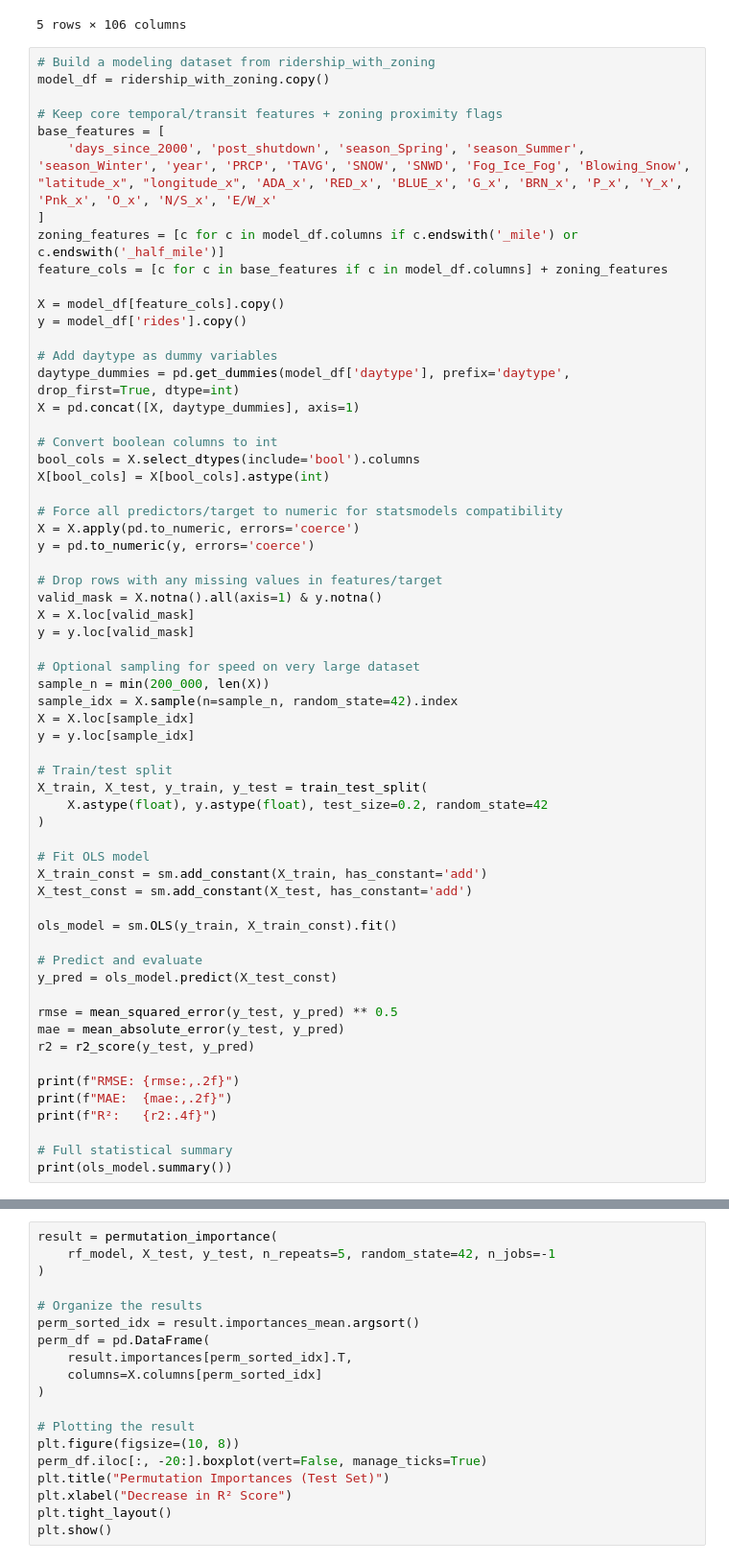
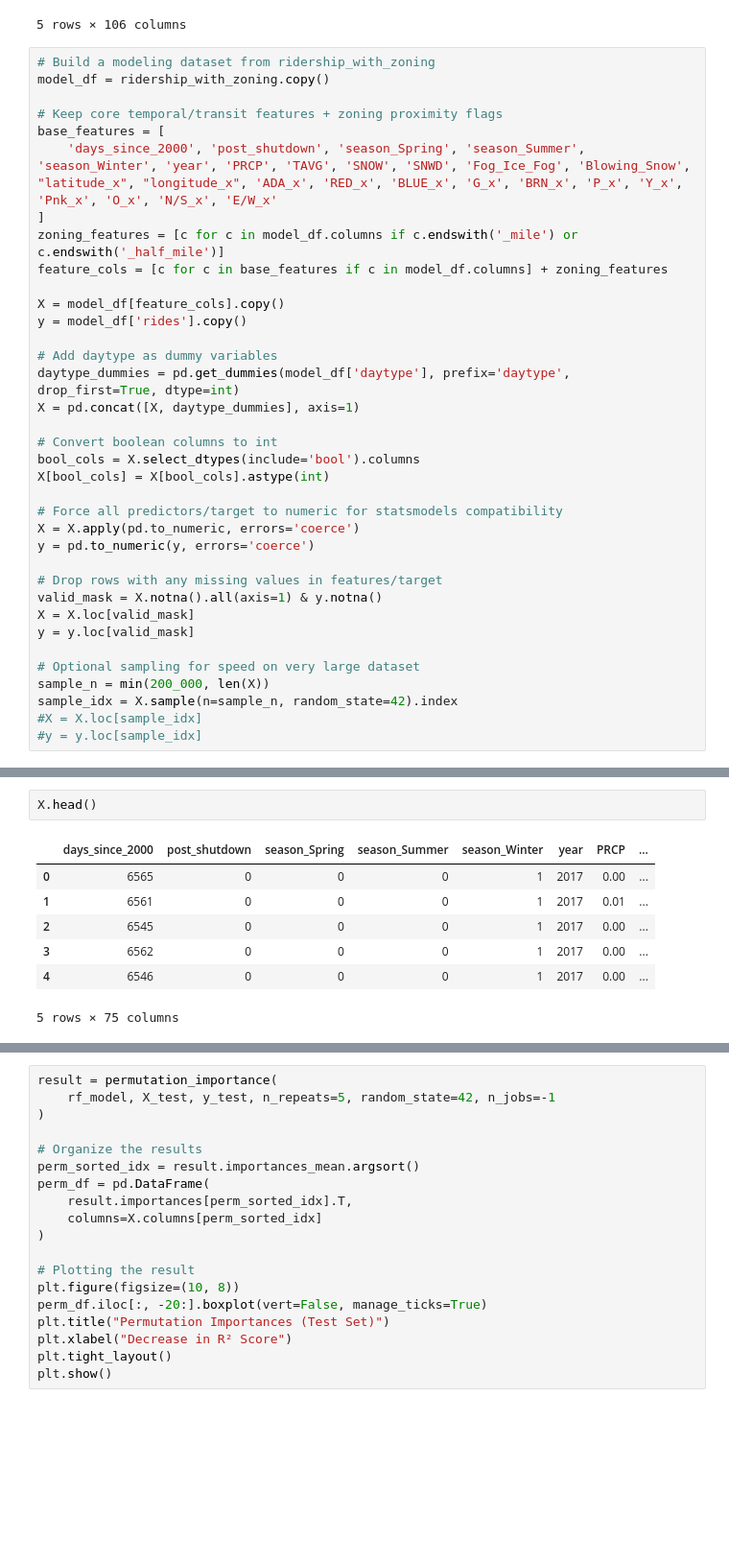
Before and after one commit to azcao95/cta-ridership-w2026-mads-milestone-2, a Jupyter notebook: ridership.ipynb, the cells around one changed output, grey strips where cells are left out. Shown at 96% size. Saved outputs shown, nothing was run; the diff lists cells and outputs as text; blank space fills up the shorter version.

Commit message:
Fixed train/test split for chronological order

```diff
--- a/ridership.ipynb
+++ b/ridership.ipynb
@@ -517,30 +495,5 @@ y = y.loc[valid_mask]
 # Optional sampling for speed on very large dataset
 sample_n = min(200_000, len(X))
 sample_idx = X.sample(n=sample_n, random_state=42).index
-X = X.loc[sample_idx]
-y = y.loc[sample_idx]
-
-# Train/test split
-X_train, X_test, y_train, y_test = train_test_split(
-    X.astype(float), y.astype(float), test_size=0.2, random_state=42
-)
-
-# Fit OLS model
-X_train_const = sm.add_constant(X_train, has_constant='add')
-X_test_const = sm.add_constant(X_test, has_constant='add')
-
-ols_model = sm.OLS(y_train, X_train_const).fit()
-
-# Predict and evaluate
-y_pred = ols_model.predict(X_test_const)
-
-rmse = mean_squared_error(y_test, y_pred) ** 0.5
-mae = mean_absolute_error(y_test, y_pred)
-r2 = r2_score(y_test, y_pred)
-
-print(f"RMSE: {rmse:,.2f}")
-print(f"MAE:  {mae:,.2f}")
-print(f"R²:   {r2:.4f}")
-
-# Full statistical summary
-print(ols_model.summary())
+#X = X.loc[sample_idx]
+#y = y.loc[sample_idx]
@@ -564,0 +500,10 @@ strong multicollinearity problems or that the design matrix is singular.
+# %%
+X.head()
+# %% [output]
+|  | days_since_2000 | post_shutdown | season_Spring | season_Summer | season_Winter | year | PRCP | ... |
+| 0 | 6565 | 0 | 0 | 0 | 1 | 2017 | 0.00 | ... |
+| 1 | 6561 | 0 | 0 | 0 | 1 | 2017 | 0.01 | ... |
+| 2 | 6545 | 0 | 0 | 0 | 1 | 2017 | 0.00 | ... |
+| 3 | 6562 | 0 | 0 | 0 | 1 | 2017 | 0.00 | ... |
+| 4 | 6546 | 0 | 0 | 0 | 1 | 2017 | 0.00 | ... |
+5 rows × 75 columns
```
Also changed, not shown: parts of 9 cells of this notebook.
